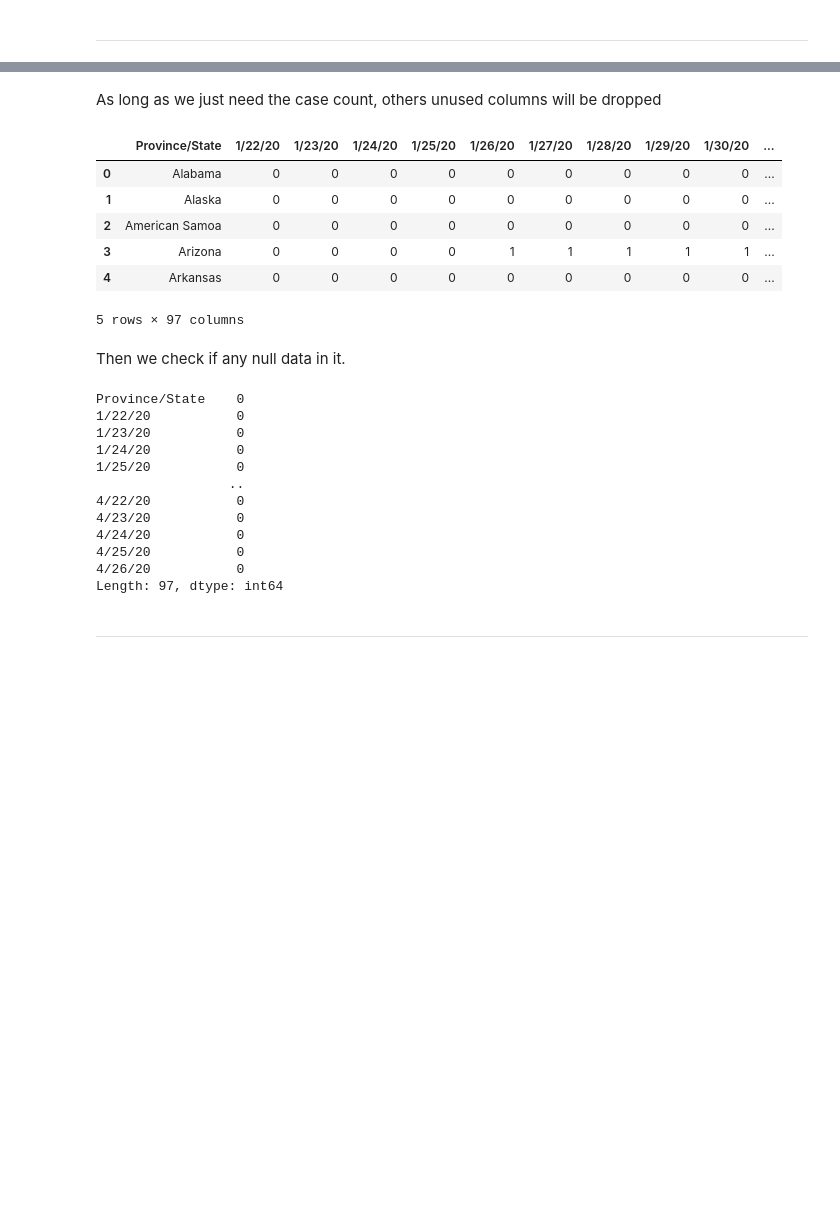
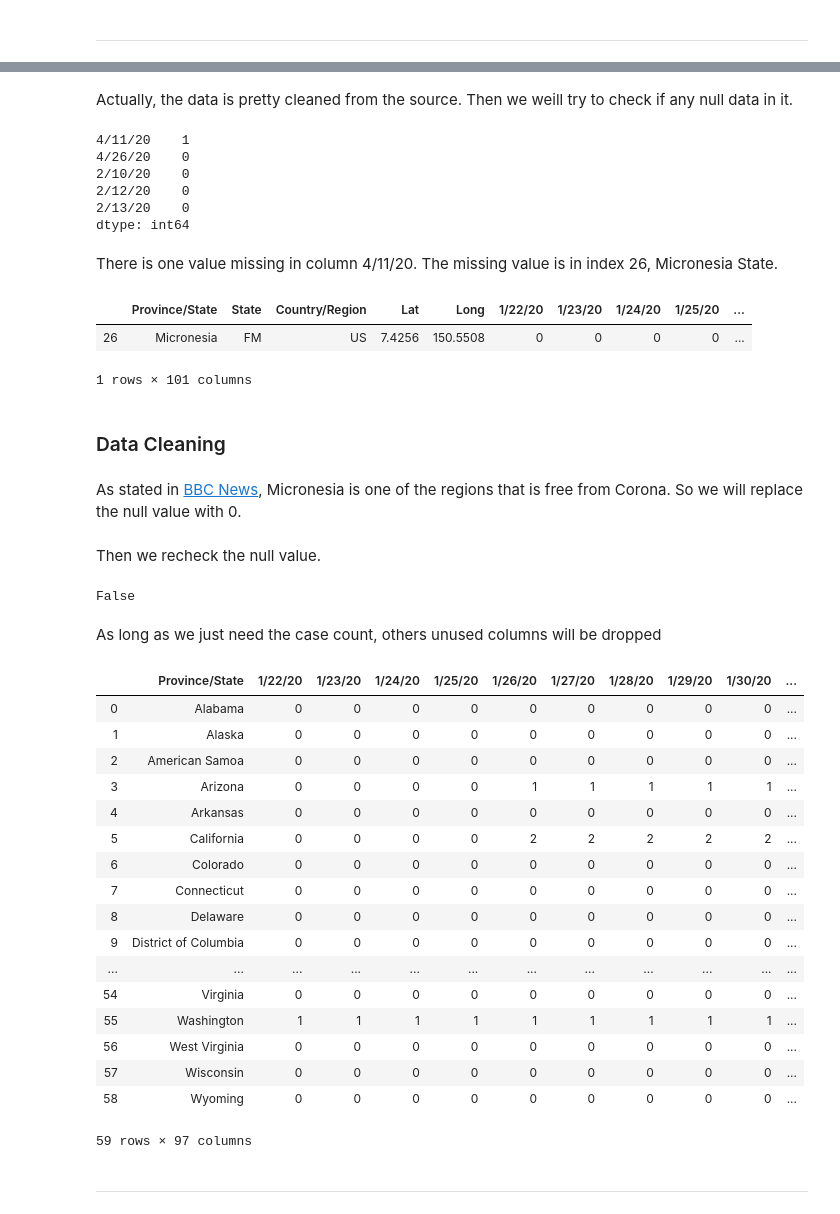
Before and after one commit to adipurnamk/ANALYSIS-OF-COVID-19-DATASET, a Jupyter notebook: Covid-19 USA States .ipynb, the cells around one changed output, grey strips where cells are left out. Cells and saved outputs as stored; diff of their text form; code cells hidden in the pictures; blank space fills up the shorter version.

```diff
--- a/Covid-19 USA States .ipynb
+++ b/Covid-19 USA States .ipynb
@@ -24,32 +68,57 @@ df.head()
+# %% [markdown]
+Actually, the data is pretty cleaned from the source. Then we weill try to check if any null data in it.
+# %%
+df.isna().sum().sort_values(ascending = False).head()
+# %% [output]
+4/11/20    1
+4/26/20    0
+2/10/20    0
+2/12/20    0
+2/13/20    0
+dtype: int64
+# %% [markdown]
+There is one value missing in column 4/11/20. The missing value is in index 26, Micronesia State.
+# %%
+df[df['4/11/20'].isnull()]
+# %% [output]
+|  | Province/State | State | Country/Region | Lat | Long | 1/22/20 | 1/23/20 | 1/24/20 | 1/25/20 | ... |
+| 26 | Micronesia | FM | US | 7.4256 | 150.5508 | 0 | 0 | 0 | 0 | ... |
+1 rows × 101 columns
+# %% [markdown]
+### Data Cleaning
+# %% [markdown]
+As stated in [BBC News](https://www.bbc.com/news/world-52120439), Micronesia is one of the regions that is free from Corona. So we will replace the null value with 0.
+# %%
+df.at[26, '4/11/20'] =  0
+# %% [markdown]
+Then we recheck the null value.
+# %%
+df.isna().sum().any()
+# %% [output]
+False
 # %% [markdown]
 As long as we just need the case count, others unused columns will be dropped
 # %%
 df_case = df.drop(['State', 'Country/Region', 'Lat', 'Long'], axis=1)
-df_case.head()
+df_case
 # %% [output]
 |  | Province/State | 1/22/20 | 1/23/20 | 1/24/20 | 1/25/20 | 1/26/20 | 1/27/20 | 1/28/20 | 1/29/20 | 1/30/20 | ... |
 | 0 | Alabama | 0 | 0 | 0 | 0 | 0 | 0 | 0 | 0 | 0 | ... |
 | 1 | Alaska | 0 | 0 | 0 | 0 | 0 | 0 | 0 | 0 | 0 | ... |
 | 2 | American Samoa | 0 | 0 | 0 | 0 | 0 | 0 | 0 | 0 | 0 | ... |
 | 3 | Arizona | 0 | 0 | 0 | 0 | 1 | 1 | 1 | 1 | 1 | ... |
 | 4 | Arkansas | 0 | 0 | 0 | 0 | 0 | 0 | 0 | 0 | 0 | ... |
+| 5 | California | 0 | 0 | 0 | 0 | 2 | 2 | 2 | 2 | 2 | ... |
+| 6 | Colorado | 0 | 0 | 0 | 0 | 0 | 0 | 0 | 0 | 0 | ... |
+| 7 | Connecticut | 0 | 0 | 0 | 0 | 0 | 0 | 0 | 0 | 0 | ... |
+| 8 | Delaware | 0 | 0 | 0 | 0 | 0 | 0 | 0 | 0 | 0 | ... |
+| 9 | District of Columbia | 0 | 0 | 0 | 0 | 0 | 0 | 0 | 0 | 0 | ... |
+| ... | ... | ... | ... | ... | ... | ... | ... | ... | ... | ... | ... |
+| 54 | Virginia | 0 | 0 | 0 | 0 | 0 | 0 | 0 | 0 | 0 | ... |
+| 55 | Washington | 1 | 1 | 1 | 1 | 1 | 1 | 1 | 1 | 1 | ... |
+| 56 | West Virginia | 0 | 0 | 0 | 0 | 0 | 0 | 0 | 0 | 0 | ... |
+| 57 | Wisconsin | 0 | 0 | 0 | 0 | 0 | 0 | 0 | 0 | 0 | ... |
+| 58 | Wyoming | 0 | 0 | 0 | 0 | 0 | 0 | 0 | 0 | 0 | ... |
-5 rows × 97 columns
+59 rows × 97 columns
-# %% [markdown]
-Then we check if any null data in it.
-# %%
-df_case.isnull().sum()
-# %% [output]
-Province/State    0
-1/22/20           0
-1/23/20           0
-1/24/20           0
-1/25/20           0
-                 ..
-4/22/20           0
-4/23/20           0
-4/24/20           0
-4/25/20           0
-4/26/20           0
-Length: 97, dtype: int64
 # %% [markdown]
 ---
```
Also changed, not shown: parts of 28 cells of this notebook, 11 other files.
